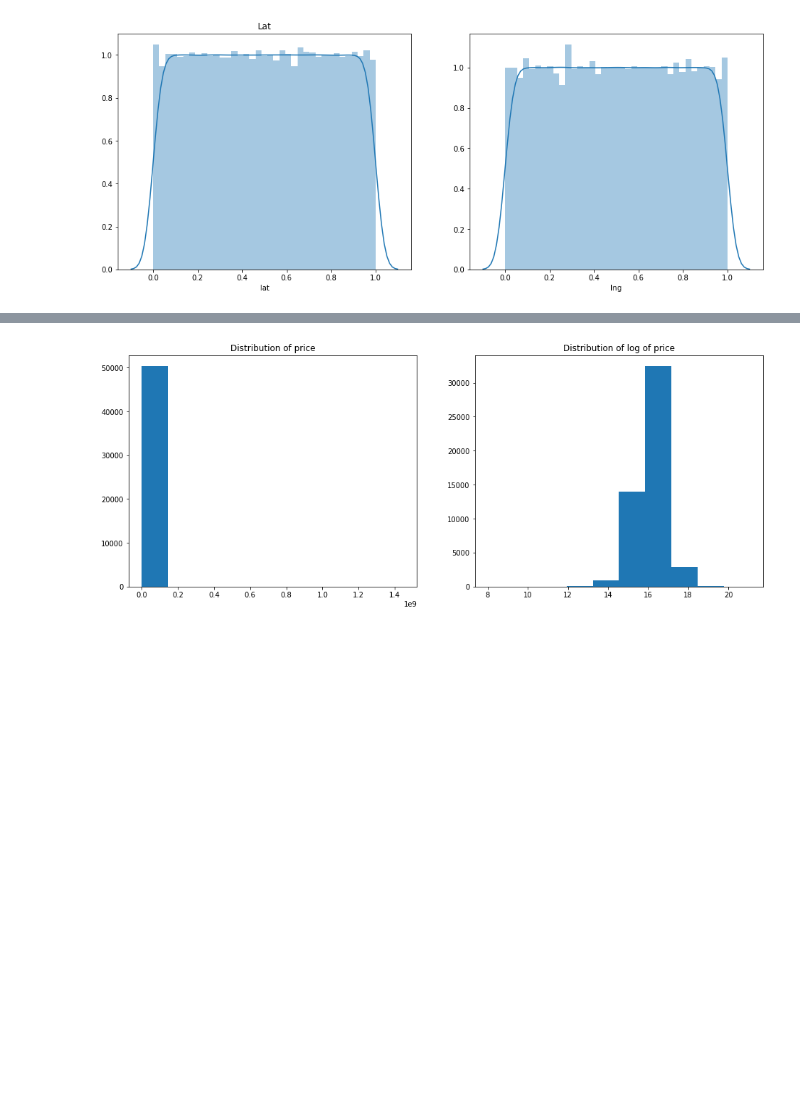
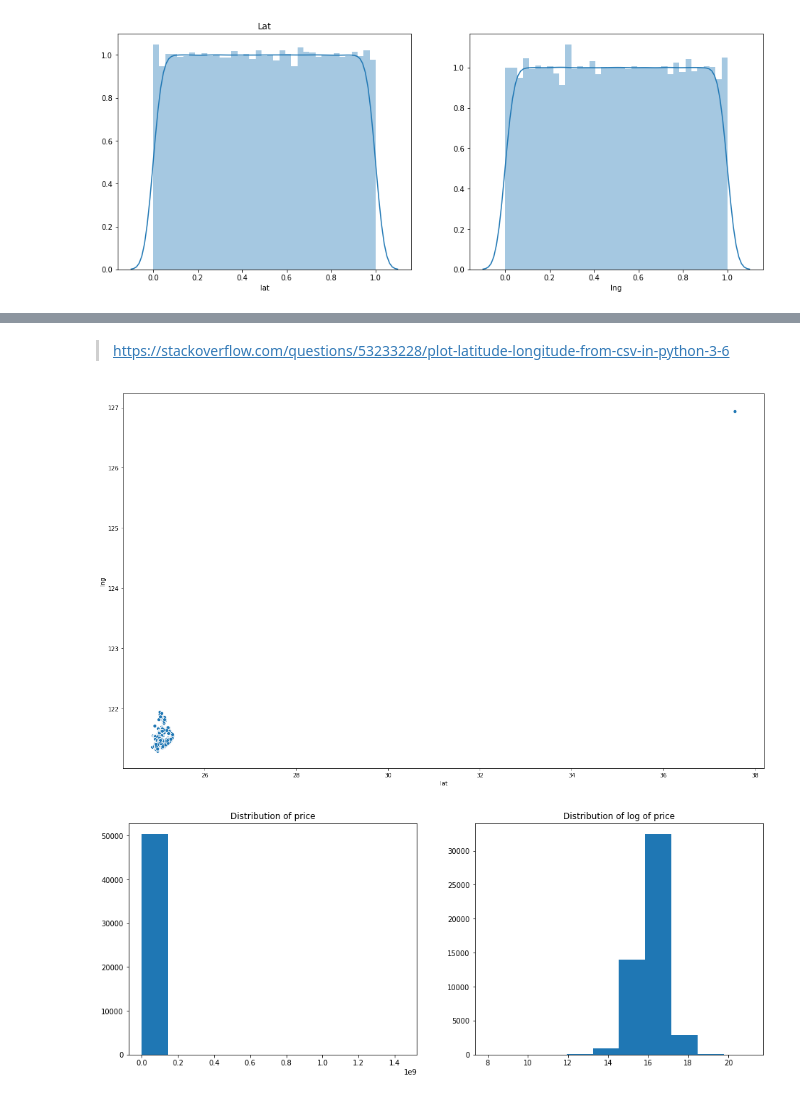
Before and after one commit to johnny12150/19-lab-summer-training, a Jupyter notebook: 0703/EDA.ipynb, the cells around one changed output, grey strips where cells are left out. Drawn from its saved outputs; the diff is of its cells as text; code cells hidden in the pictures; blank space fills up the shorter version.

```diff
--- a/0703/EDA.ipynb
+++ b/0703/EDA.ipynb
@@ -193,3 +193,6 @@ sns.distplot(all['lng'])
 plt.show()
 # %% [output]
 [figure]
+# %%
+all_geo = pd.read_csv('all_geo.csv', index_col=False)
+all_geo.describe()
@@ -196,3 +209,11 @@ plt.show()
+# %% [markdown]
+> https://stackoverflow.com/questions/53233228/plot-latitude-longitude-from-csv-in-python-3-6
+# %%
+plt.figure(figsize=(20,12))
+sns.scatterplot(x=all_geo['lat'], y=all_geo['lng'])
+plt.show()
+# %% [output]
+[figure, added]
 # %%
 fig, ax = plt.subplots(figsize = (16, 6))
 plt.subplot(1, 2, 1)
```
Also changed, not shown: parts of 1 cell of this notebook.
